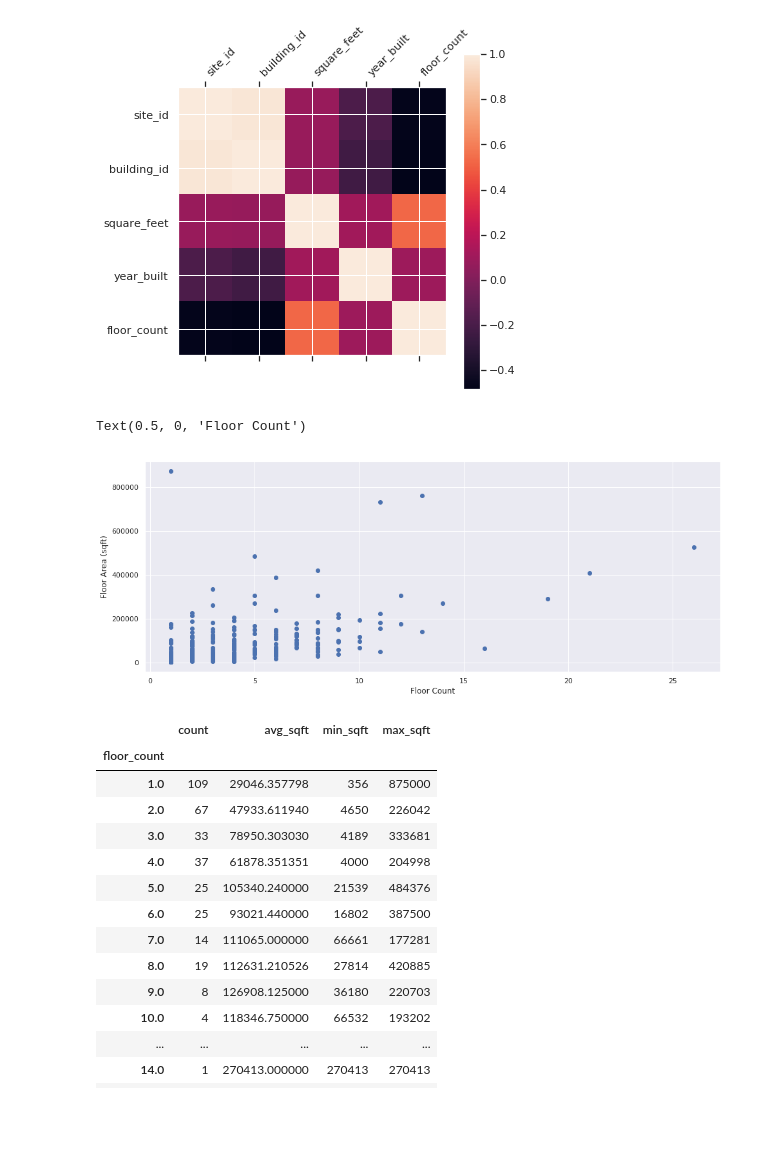
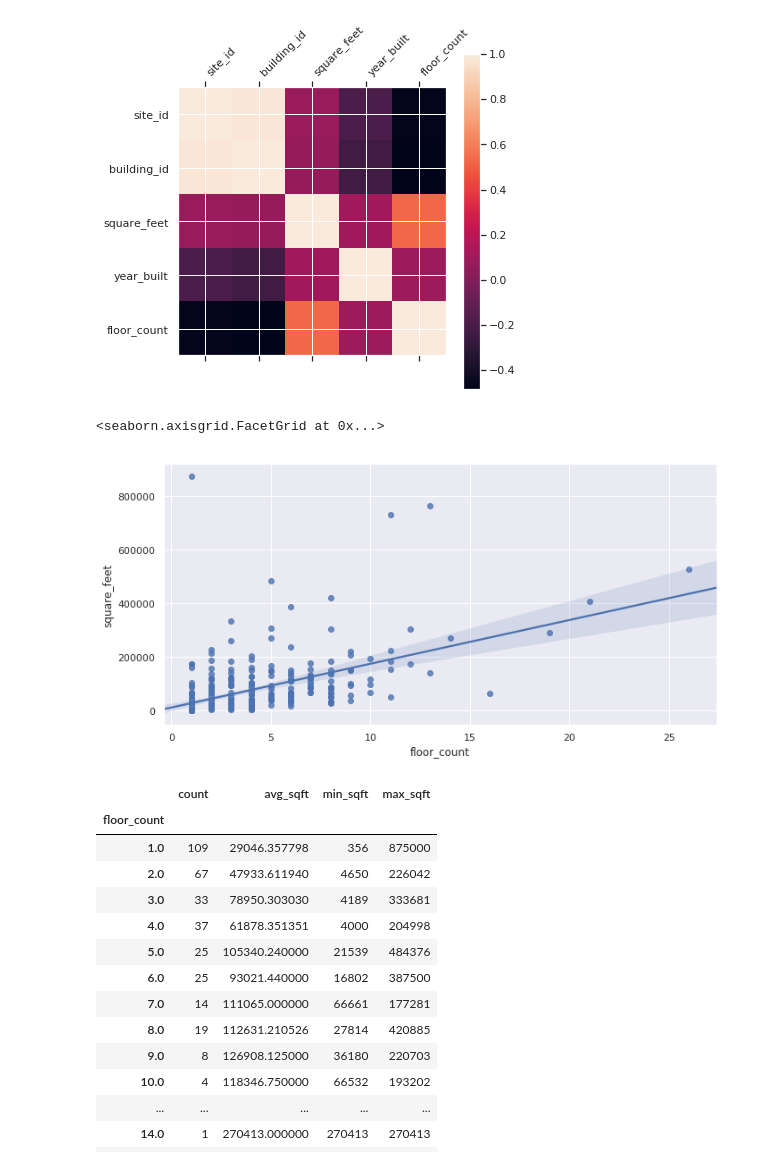
Before and after one commit to tri-bui/gep3-draft, a Jupyter notebook: cleaning.ipynb, the cells around one changed output. Drawn from its saved outputs; the diff is of its cells as text; code cells hidden in the pictures; blank space fills up the shorter version.

```diff
--- a/cleaning.ipynb
+++ b/cleaning.ipynb
@@ -261,13 +254,11 @@ plt.colorbar()
 # %% [output]
 <matplotlib.colorbar.Colorbar at 0x...>
 [figure]
-# %%
-plt.scatter(building.floor_count, building.square_feet)
-plt.ylabel('Floor Area (sqft)')
-plt.xlabel('Floor Count')
-# %% [output]
-Text(0.5, 0, 'Floor Count')
-[figure, removed]
+# %%
+sns.lmplot(x='floor_count', y='square_feet', data=building, aspect=2)
+# %% [output]
+<seaborn.axisgrid.FacetGrid at 0x...>
+[figure, added]
 # %%
 # Count the number of buildings with each floor count
 sqft_byfloorct = building.groupby('floor_count').count()[['square_feet']]
```
Also changed, not shown: parts of 11 cells of this notebook.
